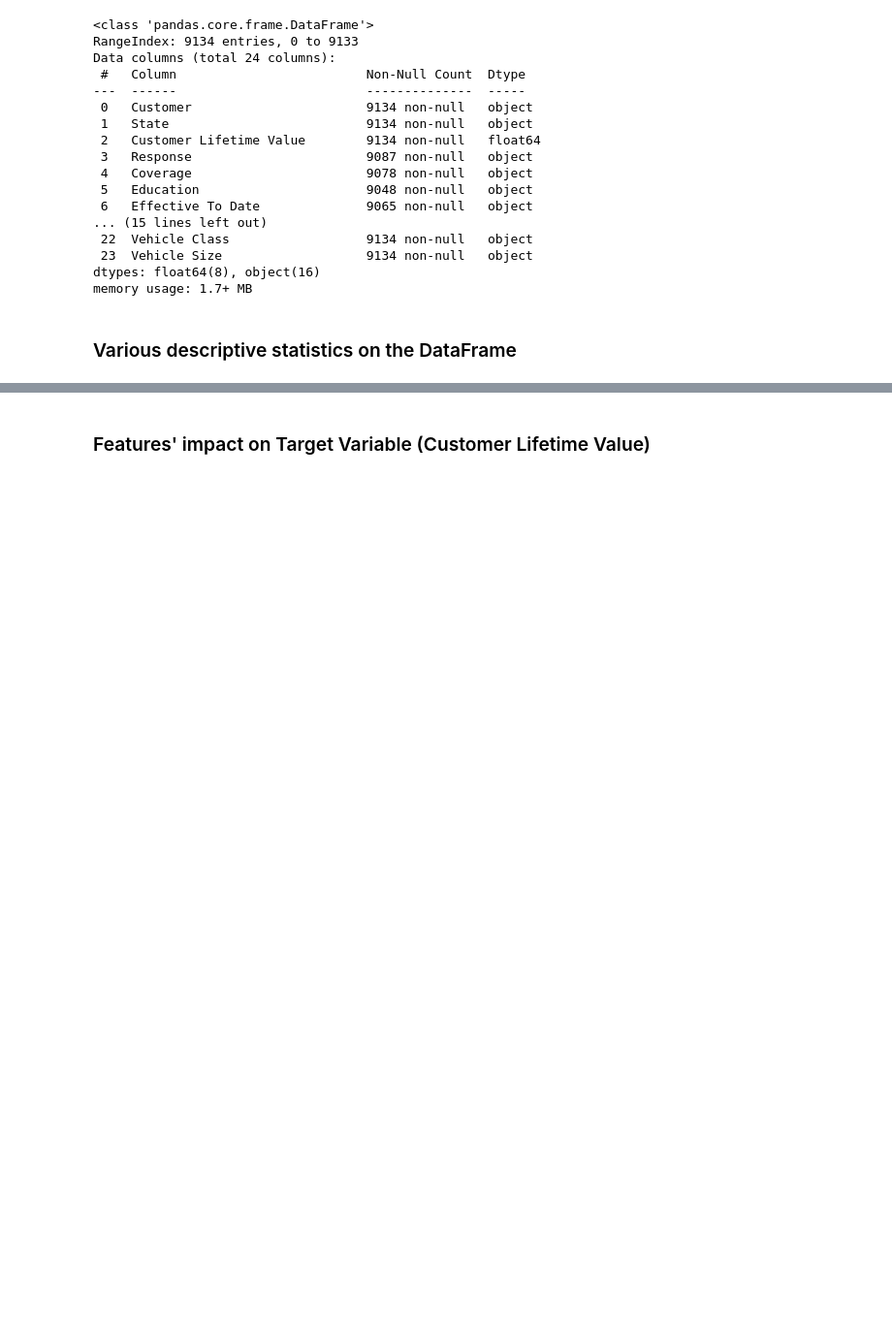
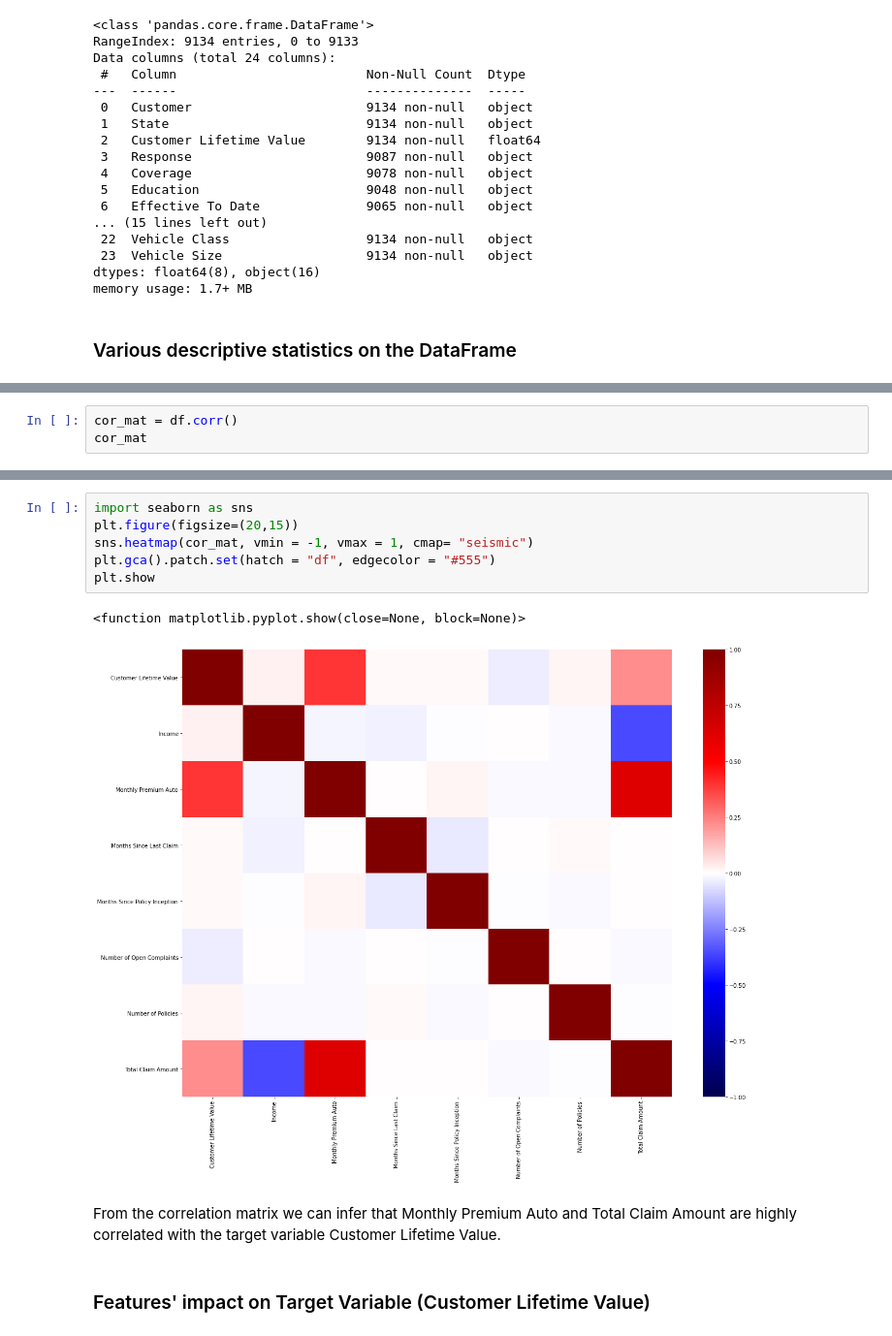
Before and after one commit to ddahiya16/Machine-Learning, a Jupyter notebook: Customer Life Time Value Prediction Model.ipynb, the cells around one changed output, grey strips where cells are left out. Shown at 97% size. Cells and saved outputs as stored; diff of their text form; blank space fills up the shorter version.

```diff
--- a/Customer Life Time Value Prediction Model.ipynb
+++ b/Customer Life Time Value Prediction Model.ipynb
@@ -115,0 +118,3 @@ df.describe()
+# %%
+cor_mat = df.corr()
+cor_mat
@@ -116,3 +131,14 @@ df.describe()
+# %%
+import seaborn as sns
+plt.figure(figsize=(20,15))
+sns.heatmap(cor_mat, vmin = -1, vmax = 1, cmap= "seismic")
+plt.gca().patch.set(hatch = "df", edgecolor = "#555")
+plt.show
+# %% [output]
+<function matplotlib.pyplot.show(close=None, block=None)>
+[figure, added]
+# %% [markdown]
+From the correlation matrix we can infer that Monthly Premium Auto and Total Claim Amount are highly correlated with the target variable Customer Lifetime Value.
 # %% [markdown]
 ### Features' impact on Target Variable (Customer Lifetime Value)
 # %% [markdown]
```
Also changed, not shown: parts of 4 cells of this notebook.
